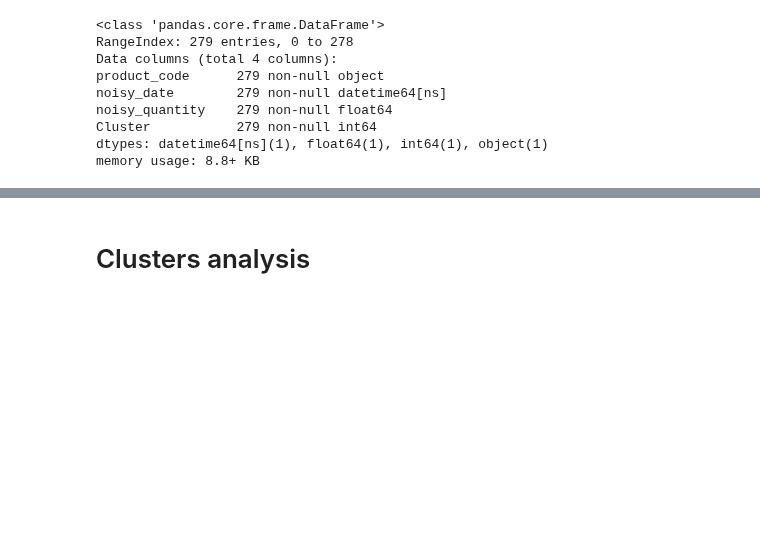
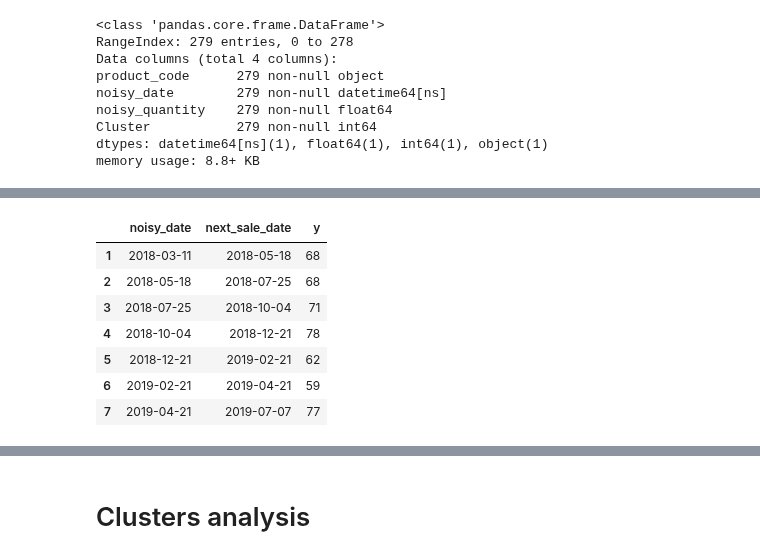
Before and after one commit to raphaelribard/Sales_forecasting, a Jupyter notebook: notebooks/2.0-rr-EDA-using-simulated-data.ipynb, the cells around one changed output, grey strips where cells are left out. Saved outputs shown, nothing was run; the diff lists cells and outputs as text; code cells hidden in the pictures; blank space fills up the shorter version.

```diff
--- a/notebooks/2.0-rr-EDA-using-simulated-data.ipynb
+++ b/notebooks/2.0-rr-EDA-using-simulated-data.ipynb
@@ -65,0 +78,11 @@ from fbprophet import Prophet
+# %%
+def generate_next_sale_column(df):
+    df['next_sale_date']=df['noisy_date'].shift(-1)
+    df.drop([0,len(df)-1],inplace=True)
+
+    # y will be the number of days until the next sale
+    df['y']=(df['next_sale_date']-df['noisy_date']).dt.days.astype(int)
+
+    return df
+# %%
+prophet_date_df=sales_clusters_df[sales_clusters_df.product_code=='CLA0'][['noisy_date']].copy()
@@ -65,0 +91,13 @@ from fbprophet import Prophet
+# %%
+prophet_date_df=generate_next_sale_column(prophet_date_df)
+# %%
+prophet_date_df
+# %% [output]
+|  | noisy_date | next_sale_date | y |
+| 1 | 2018-03-11 | 2018-05-18 | 68 |
+| 2 | 2018-05-18 | 2018-07-25 | 68 |
+| 3 | 2018-07-25 | 2018-10-04 | 71 |
+| 4 | 2018-10-04 | 2018-12-21 | 78 |
+| 5 | 2018-12-21 | 2019-02-21 | 62 |
+| 6 | 2019-02-21 | 2019-04-21 | 59 |
+| 7 | 2019-04-21 | 2019-07-07 | 77 |
```
Also changed, not shown: parts of 41 cells of this notebook.
